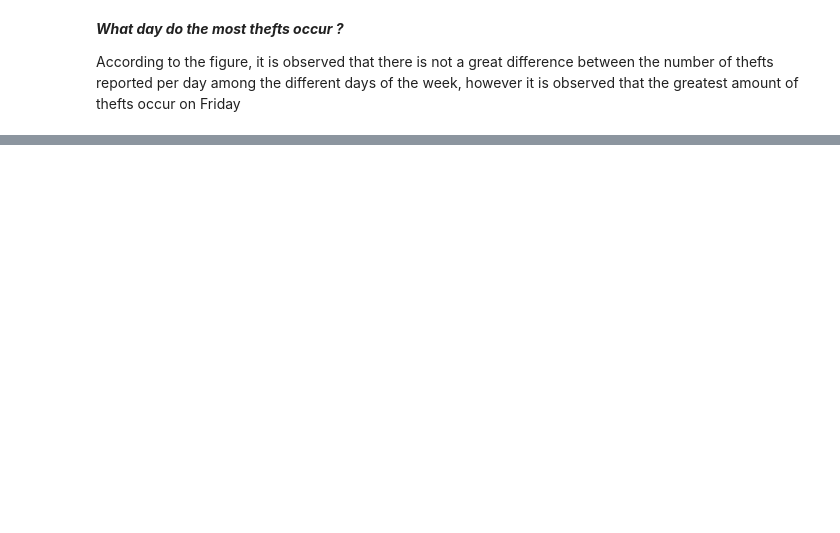
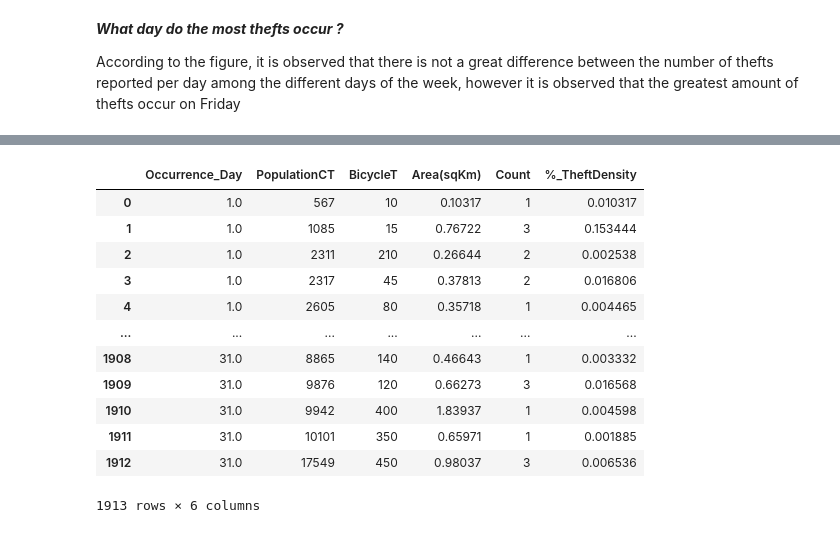
Before and after one commit to TEAM-IMT/bikes-theft-model, a Jupyter notebook: Codigos/Statistics_Census.ipynb, the cells around one changed output, grey strips where cells are left out. Cells and saved outputs as stored; diff of their text form; code cells hidden in the pictures; blank space fills up the shorter version.

```diff
--- a/Codigos/Statistics_Census.ipynb
+++ b/Codigos/Statistics_Census.ipynb
@@ -1016,0 +939,16 @@ According to the figure, it is observed that there is not a great difference bet
+# %%
+Stolen_bikes_df
+# %% [output]
+|  | Occurrence_Day | PopulationCT | BicycleT | Area(sqKm) | Count | %_TheftDensity |
+| 0 | 1.0 | 567 | 10 | 0.10317 | 1 | 0.010317 |
+| 1 | 1.0 | 1085 | 15 | 0.76722 | 3 | 0.153444 |
+| 2 | 1.0 | 2311 | 210 | 0.26644 | 2 | 0.002538 |
+| 3 | 1.0 | 2317 | 45 | 0.37813 | 2 | 0.016806 |
+| 4 | 1.0 | 2605 | 80 | 0.35718 | 1 | 0.004465 |
+| ... | ... | ... | ... | ... | ... | ... |
+| 1908 | 31.0 | 8865 | 140 | 0.46643 | 1 | 0.003332 |
+| 1909 | 31.0 | 9876 | 120 | 0.66273 | 3 | 0.016568 |
+| 1910 | 31.0 | 9942 | 400 | 1.83937 | 1 | 0.004598 |
+| 1911 | 31.0 | 10101 | 350 | 0.65971 | 1 | 0.001885 |
+| 1912 | 31.0 | 17549 | 450 | 0.98037 | 3 | 0.006536 |
+1913 rows × 6 columns
```
Also changed, not shown: parts of 20 cells of this notebook, 1 other file.
